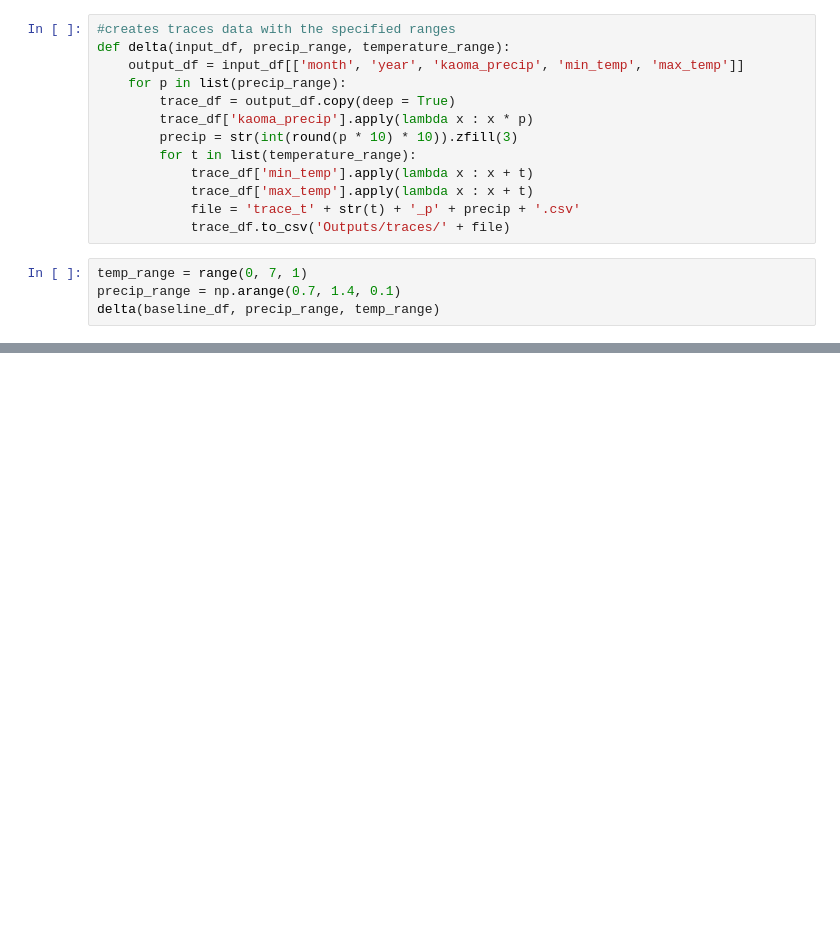
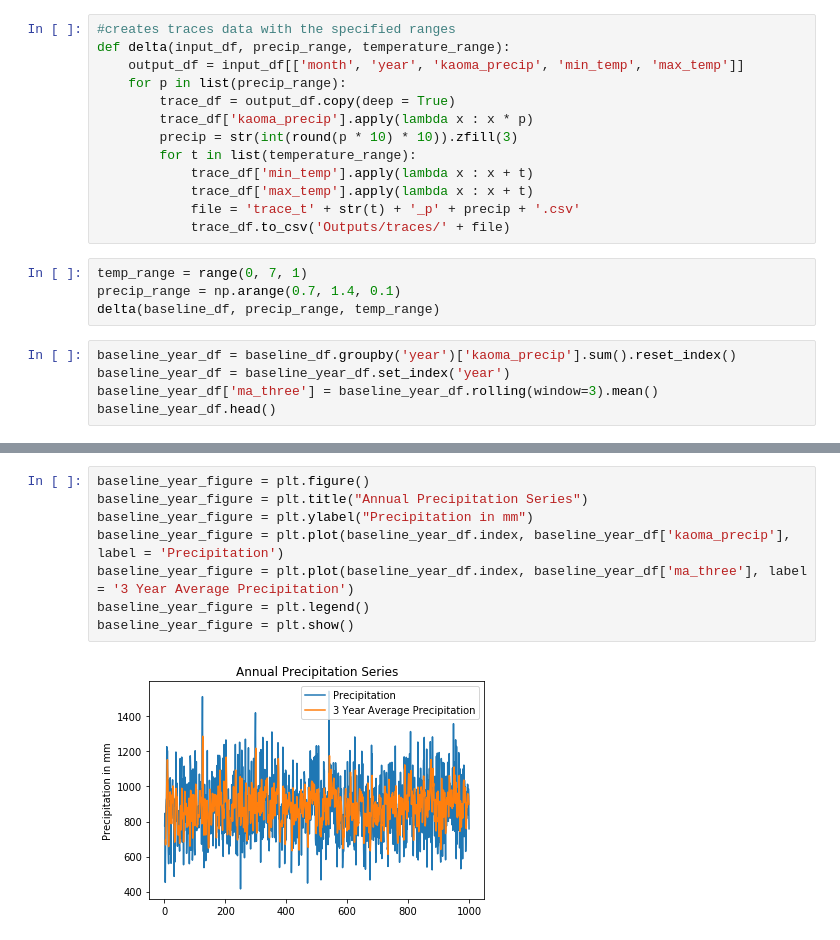
Before and after one commit to jolszew2/Iolanda, a Jupyter notebook: Iolanda_Perturbations.ipynb, the cells around one changed output, grey strips where cells are left out. Saved outputs shown, nothing was run; the diff lists cells and outputs as text; blank space fills up the shorter version.

```diff
--- a/Iolanda_Perturbations.ipynb
+++ b/Iolanda_Perturbations.ipynb
@@ -42,3 +42,8 @@ def delta(input_df, precip_range, temperature_range):
 temp_range = range(0, 7, 1)
 precip_range = np.arange(0.7, 1.4, 0.1)
 delta(baseline_df, precip_range, temp_range)
+# %%
+baseline_year_df = baseline_df.groupby('year')['kaoma_precip'].sum().reset_index()
+baseline_year_df = baseline_year_df.set_index('year')
+baseline_year_df['ma_three'] = baseline_year_df.rolling(window=3).mean()
+baseline_year_df.head()
@@ -44,0 +58,10 @@ delta(baseline_df, precip_range, temp_range)
+# %%
+baseline_year_figure = plt.figure()
+baseline_year_figure = plt.title("Annual Precipitation Series")
+baseline_year_figure = plt.ylabel("Precipitation in mm")
+baseline_year_figure = plt.plot(baseline_year_df.index, baseline_year_df['kaoma_precip'], label = 'Precipitation')
+baseline_year_figure = plt.plot(baseline_year_df.index, baseline_year_df['ma_three'], label = '3 Year Average Precipitation')
+baseline_year_figure = plt.legend()
+baseline_year_figure = plt.show()
+# %% [output]
+[figure, added]
```
Also changed, not shown: parts of 1 cell of this notebook, 2 other files.
